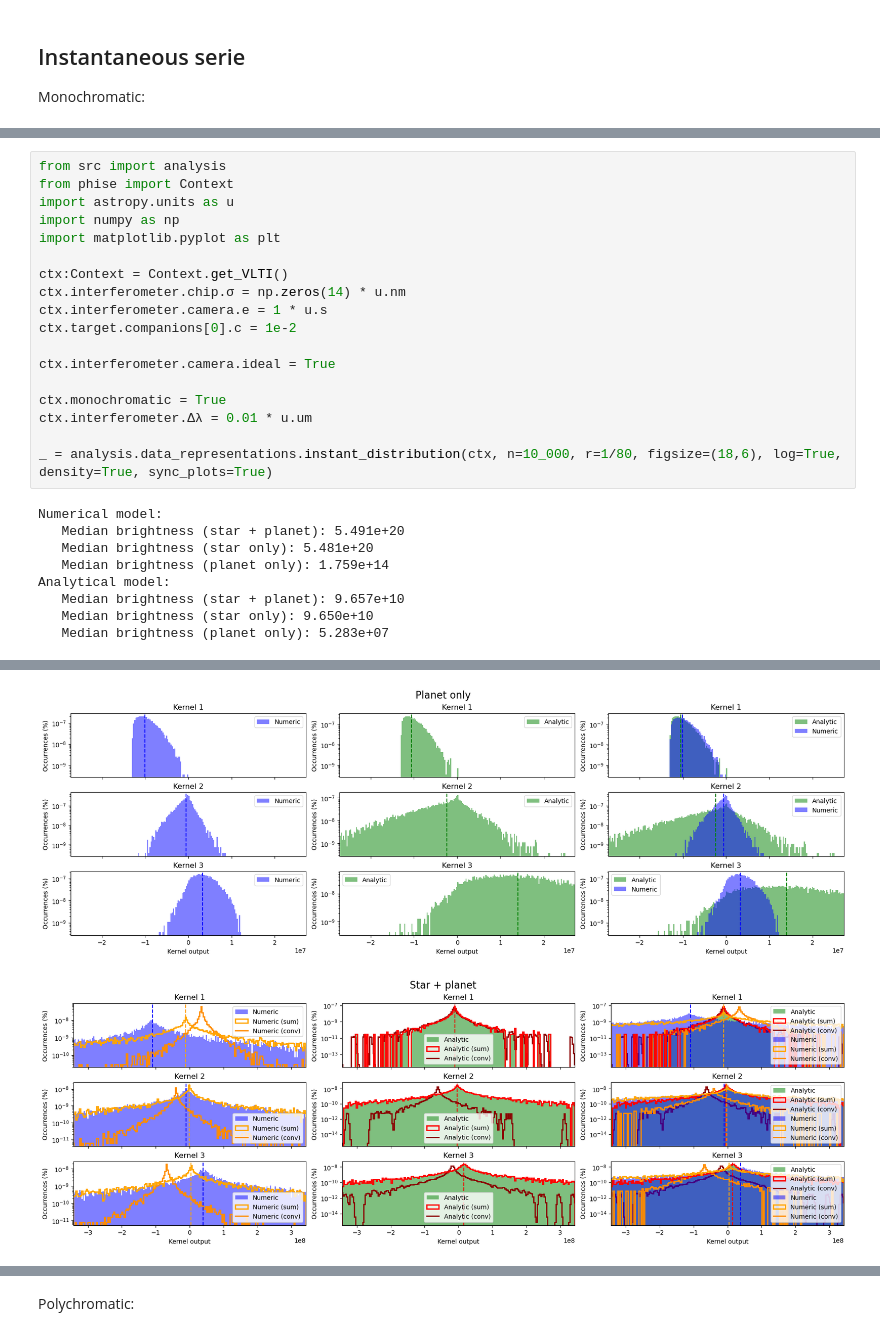
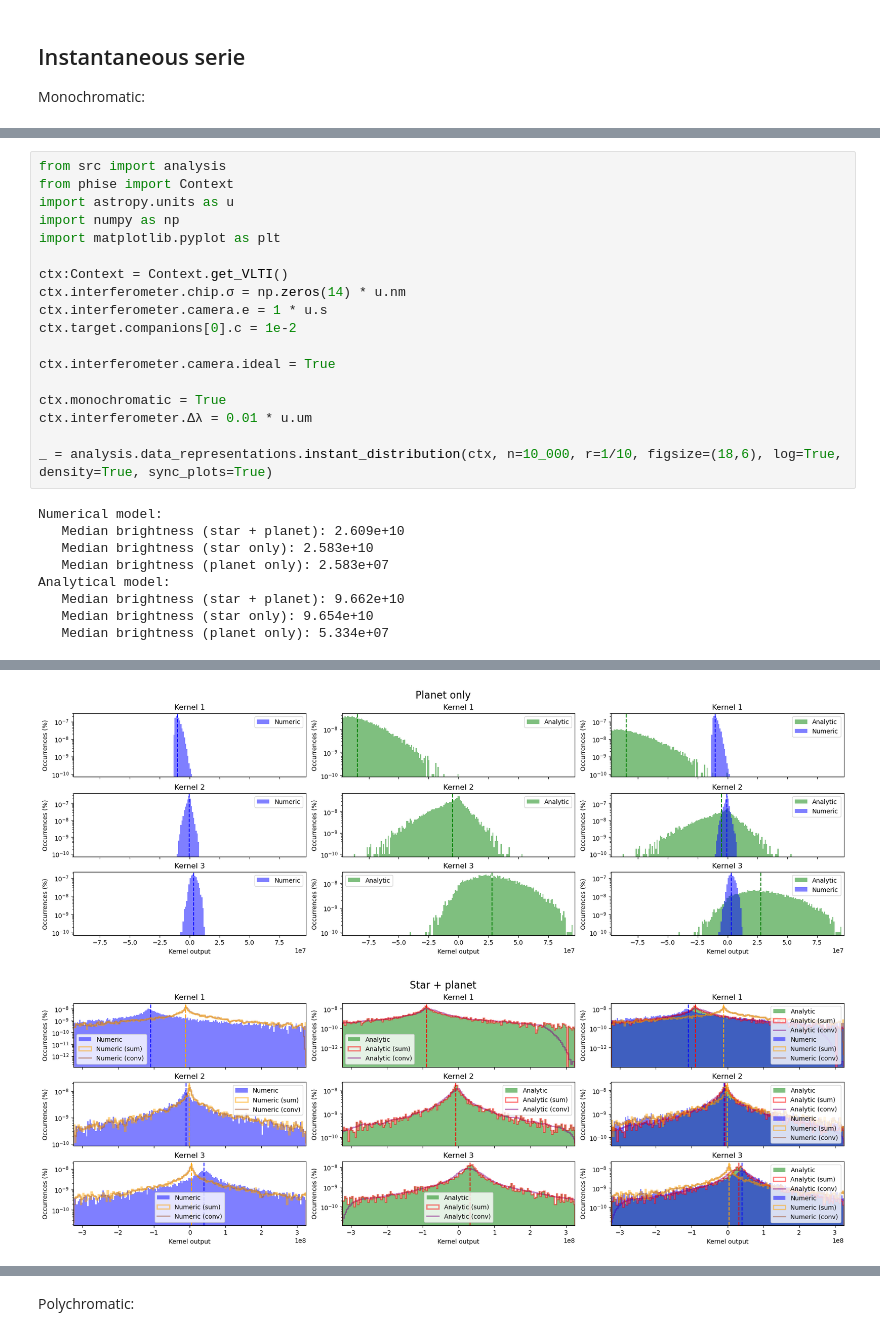
Before and after one commit to VForiel/Thesis, a Jupyter notebook: numerical_simulation.ipynb, the cells around one changed output, grey strips where cells are left out. Saved outputs shown, nothing was run; the diff lists cells and outputs as text.

```diff
--- a/numerical_simulation.ipynb
+++ b/numerical_simulation.ipynb
@@ -519,13 +507,13 @@ ctx.interferometer.camera.ideal = True
 ctx.monochromatic = True
 ctx.interferometer.Δλ = 0.01 * u.um
 
-_ = analysis.data_representations.instant_distribution(ctx, n=10_000, r=1/80, figsize=(18,6), log=True, density=True, sync_plots=True)
+_ = analysis.data_representations.instant_distribution(ctx, n=10_000, r=1/10, figsize=(18,6), log=True, density=True, sync_plots=True)
 # %% [output]
 Numerical model:
-   Median brightness (star + planet): 5.491e+20
-   Median brightness (star only): 5.481e+20
-   Median brightness (planet only): 1.759e+14
+   Median brightness (star + planet): 2.609e+10
+   Median brightness (star only): 2.583e+10
+   Median brightness (planet only): 2.583e+07
 Analytical model:
-   Median brightness (star + planet): 9.657e+10
-   Median brightness (star only): 9.650e+10
-   Median brightness (planet only): 5.283e+07
+   Median brightness (star + planet): 9.662e+10
+   Median brightness (star only): 9.654e+10
+   Median brightness (planet only): 5.334e+07
@@ -533,2 +521,2 @@ Analytical model:
-[figure, old version]
+[figure, new version]
-[figure, old version]
+[figure, new version]
```
Also changed, not shown: parts of 7 cells of this notebook, 3 other files.
